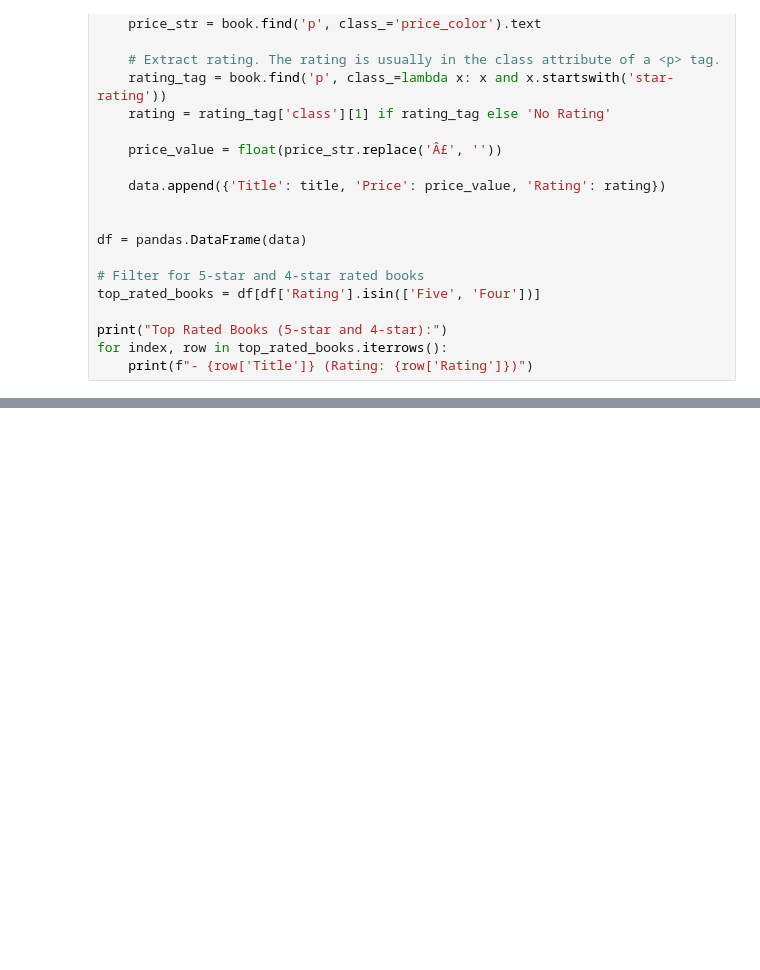
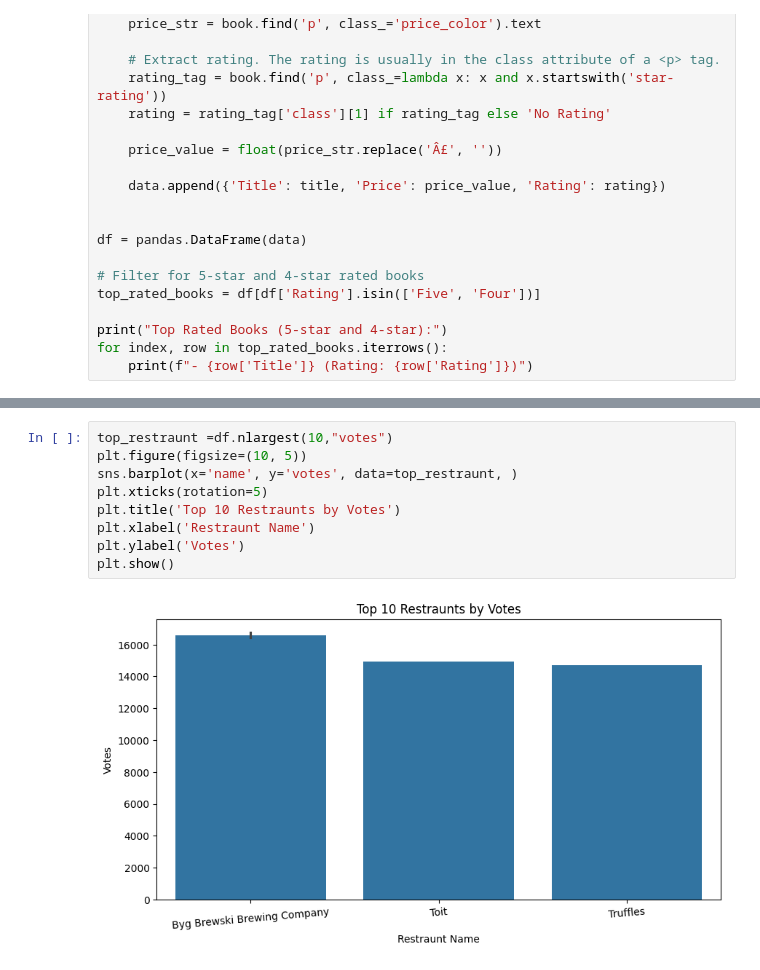
Before and after one commit to thakur698/Data-Science, a Jupyter notebook: Untitled3.ipynb, the cells around one changed output, grey strips where cells are left out. Cells and saved outputs as stored; diff of their text form; blank space fills up the shorter version.

```diff
--- a/Untitled3.ipynb
+++ b/Untitled3.ipynb
@@ -155,0 +453,11 @@ fetch_data_database()
+# %%
+top_restraunt =df.nlargest(10,"votes")
+plt.figure(figsize=(10, 5))
+sns.barplot(x='name', y='votes', data=top_restraunt, )
+plt.xticks(rotation=5)
+plt.title('Top 10 Restraunts by Votes')
+plt.xlabel('Restraunt Name')
+plt.ylabel('Votes')
+plt.show()
+# %% [output]
+[figure, added]
```
Also changed, not shown: parts of 19 cells of this notebook.
